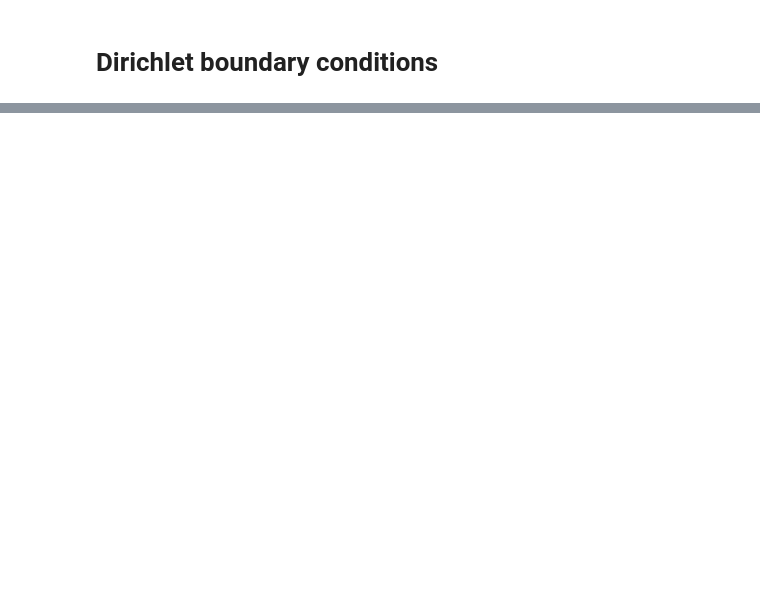
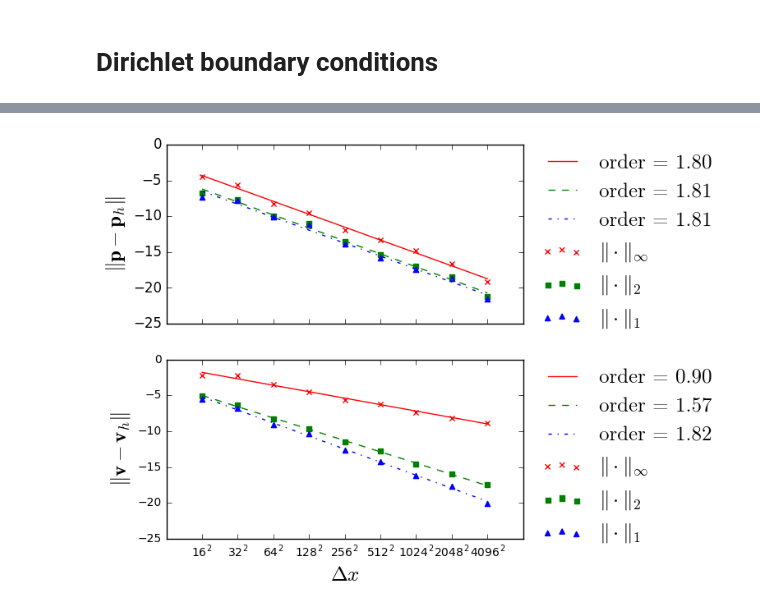
Before and after one commit to elrnv/mfd-notebooks, a Jupyter notebook: Numerical Results on Irregular domains.ipynb, the cells around one changed output, grey strips where cells are left out. Drawn from its saved outputs; the diff is of its cells as text; code cells hidden in the pictures; blank space fills up the shorter version.

```diff
--- a/Numerical Results on Irregular domains.ipynb
+++ b/Numerical Results on Irregular domains.ipynb
@@ -85,0 +108,5 @@ plot_results(h,pnf,vnf);
+# %%
+plot_results(h,pmf,vmf);
+plt.savefig("mixed_flower.pdf");
+# %% [output]
+[figure, added]
```
Also changed, not shown: parts of 6 cells of this notebook, 1 other file.
